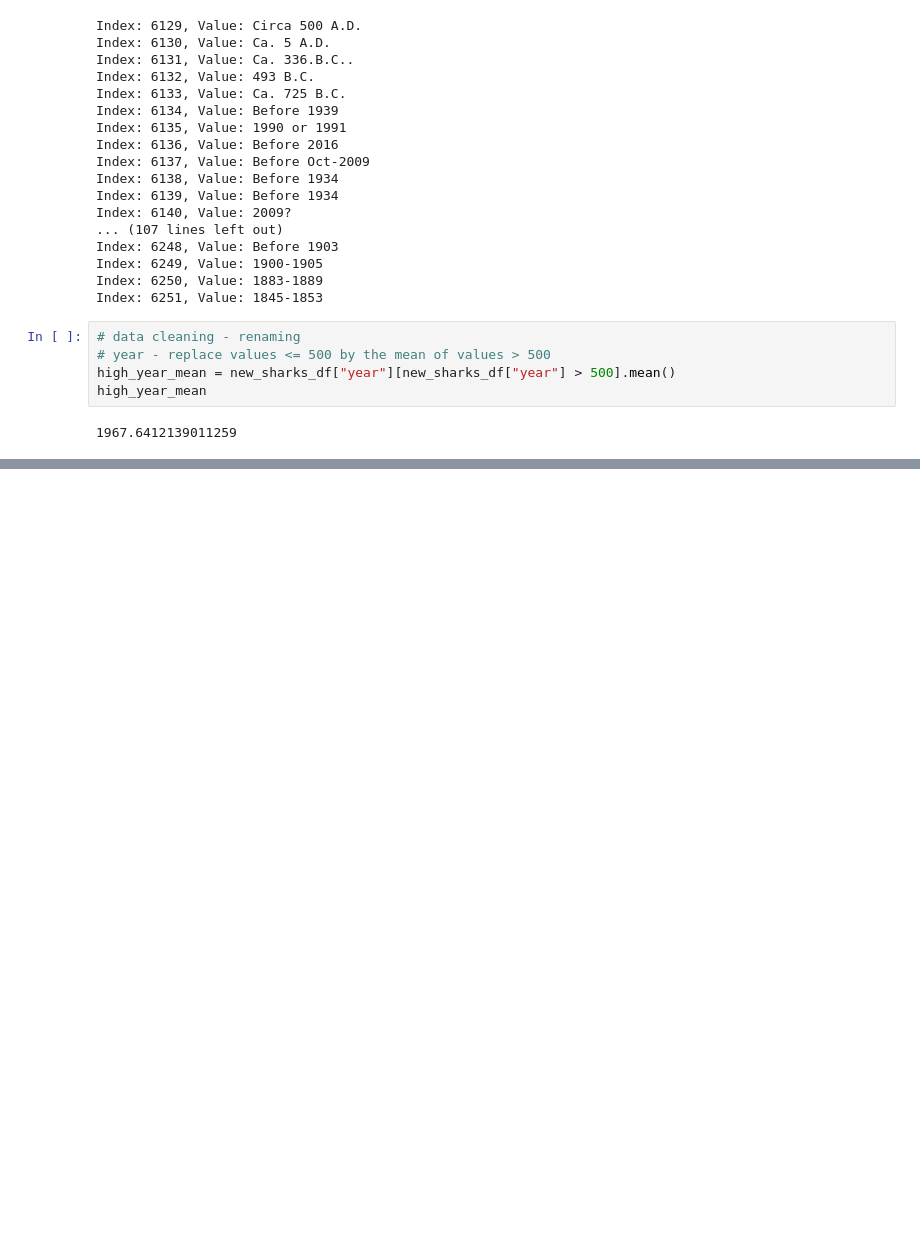
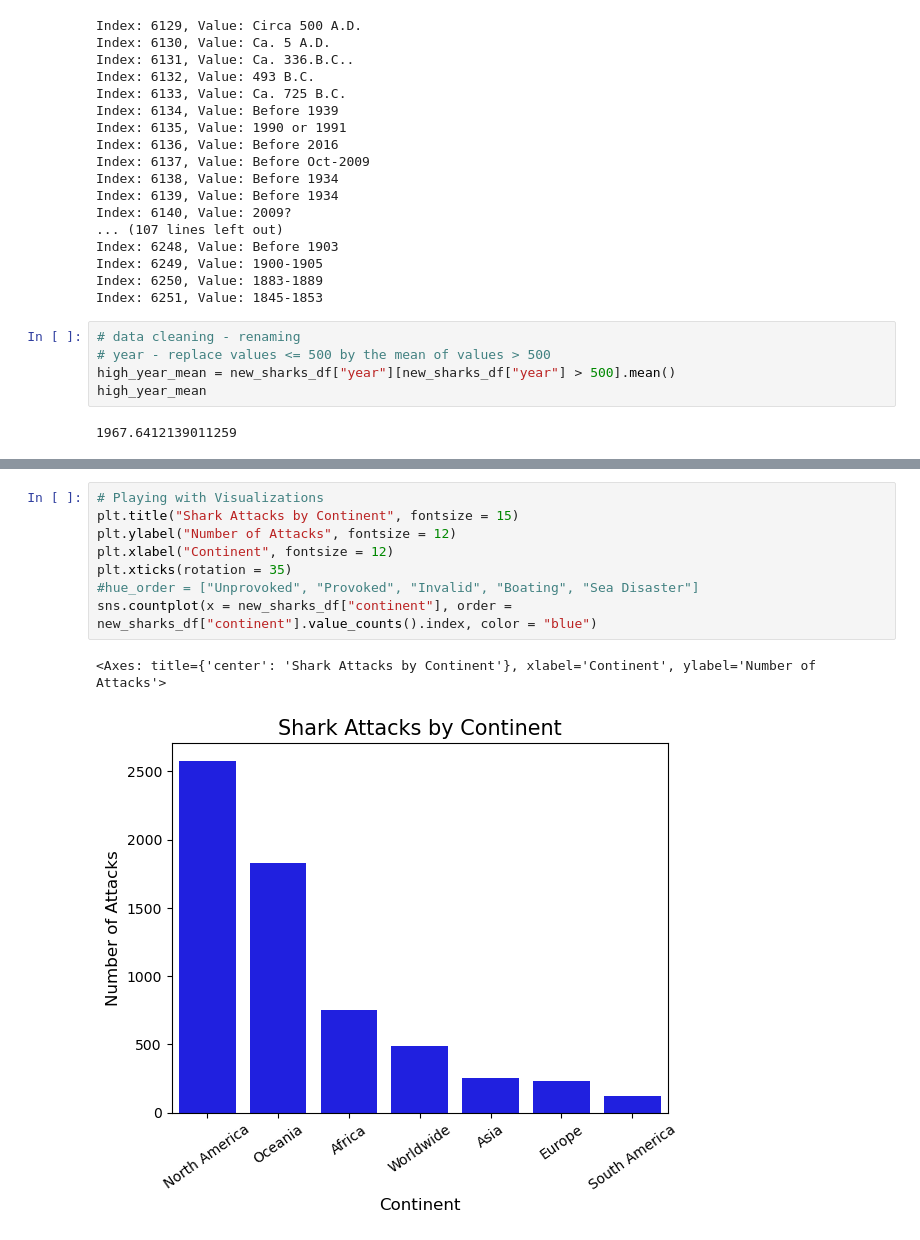
Before and after one commit to FILET81/Shark-Attack, a Jupyter notebook: Project-1.ipynb, the cells around one changed output, grey strips where cells are left out. Cells and saved outputs as stored; diff of their text form; blank space fills up the shorter version.

```diff
--- a/Project-1.ipynb
+++ b/Project-1.ipynb
@@ -815,2 +1297,13 @@ int64
+# %%
+# Playing with Visualizations
+plt.title("Shark Attacks by Continent", fontsize = 15)
+plt.ylabel("Number of Attacks", fontsize = 12)
+plt.xlabel("Continent", fontsize = 12)
+plt.xticks(rotation = 35)
+#hue_order = ["Unprovoked", "Provoked", "Invalid", "Boating", "Sea Disaster"]
+sns.countplot(x = new_sharks_df["continent"], order = new_sharks_df["continent"].value_counts().index, color = "blue")
+# %% [output]
+<Axes: title={'center': 'Shark Attacks by Continent'}, xlabel='Continent', ylabel='Number of Attacks'>
+[figure, added]
 # %%
 # Playing with Visualizations
```
Also changed, not shown: parts of 70 cells of this notebook, 1 other file.
